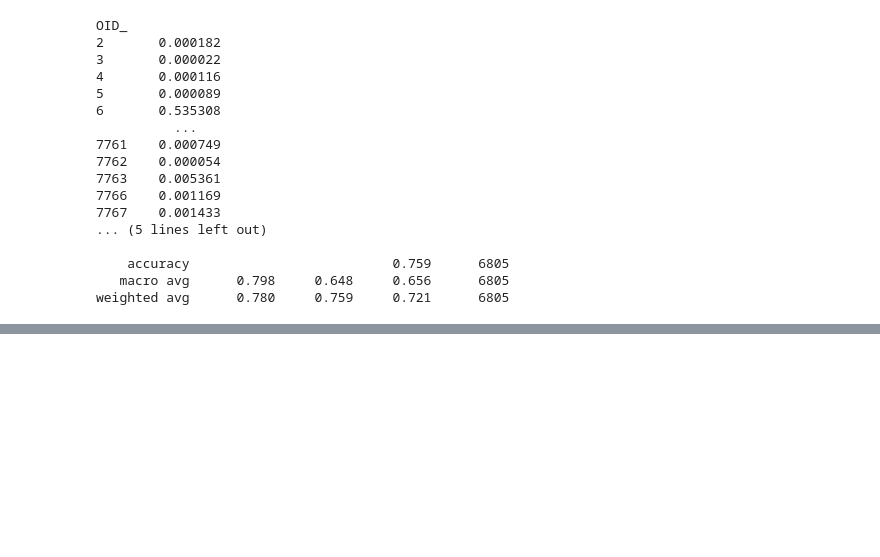
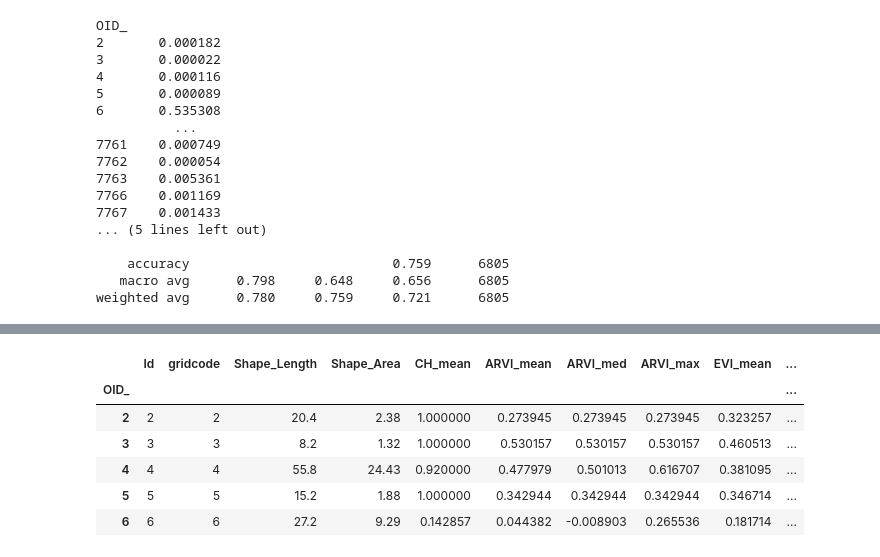
Before and after one commit to kh-bh/EarthScienceSVSM, a Jupyter notebook: LogisticRegression.ipynb, the cells around one changed output, grey strips where cells are left out. Drawn from its saved outputs; the diff is of its cells as text; code cells hidden in the pictures; blank space fills up the shorter version.

```diff
--- a/LogisticRegression.ipynb
+++ b/LogisticRegression.ipynb
@@ -172,0 +250,14 @@ weighted avg      0.780     0.759     0.721      6805
+# %%
+#2021 data as training and 2017 as test
+df = pd.read_csv(dataset2021, index_col=0, parse_dates=True)
+df.isnull().sum()
+df.dropna(axis=0,inplace=True)
+df.head()
+# %% [output]
+|  | Id | gridcode | Shape_Length | Shape_Area | CH_mean | ARVI_mean | ARVI_med | ARVI_max | EVI_mean | ... |
+| OID_ |  |  |  |  |  |  |  |  |  | ... |
+| 2 | 2 | 2 | 20.4 | 2.38 | 1.000000 | 0.273945 | 0.273945 | 0.273945 | 0.323257 | ... |
+| 3 | 3 | 3 | 8.2 | 1.32 | 1.000000 | 0.530157 | 0.530157 | 0.530157 | 0.460513 | ... |
+| 4 | 4 | 4 | 55.8 | 24.43 | 0.920000 | 0.477979 | 0.501013 | 0.616707 | 0.381095 | ... |
+| 5 | 5 | 5 | 15.2 | 1.88 | 1.000000 | 0.342944 | 0.342944 | 0.342944 | 0.346714 | ... |
+| 6 | 6 | 6 | 27.2 | 9.29 | 0.142857 | 0.044382 | -0.008903 | 0.265536 | 0.181714 | ... |
```
Also changed, not shown: parts of 65 cells of this notebook, 1 other file.
